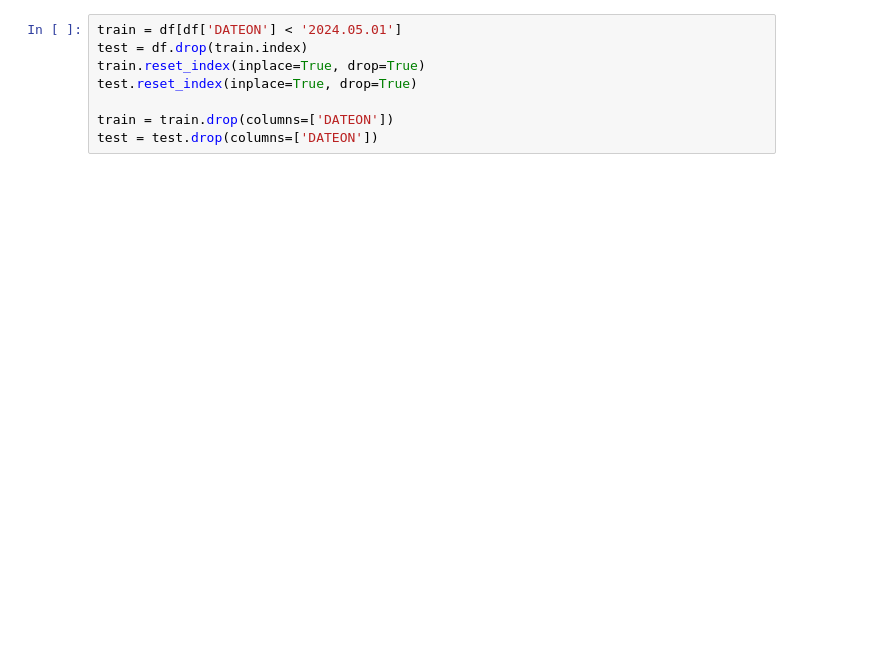
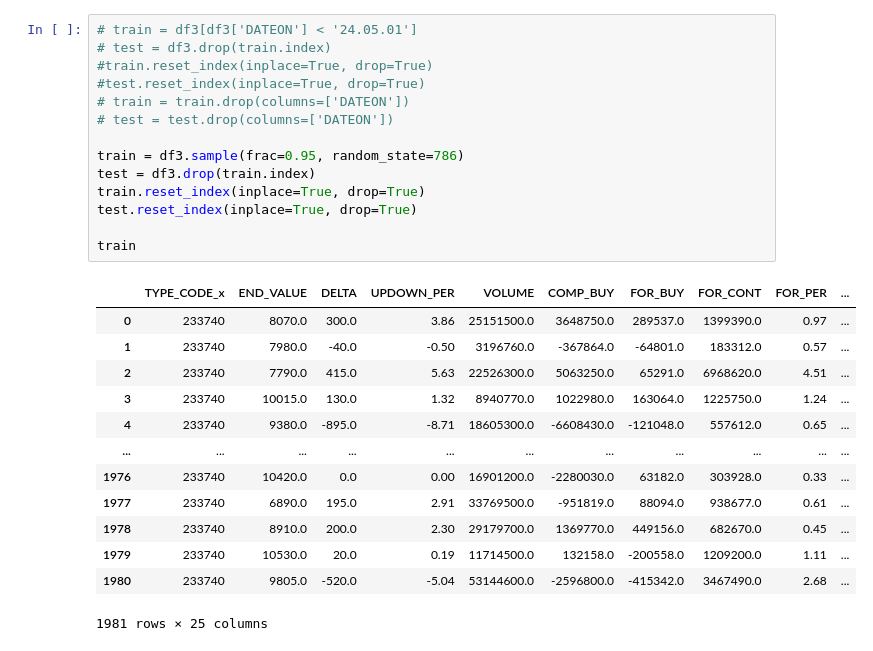
Before and after one commit to gonni/myFirstPyCrawl, a Jupyter notebook: ml/StockPredict.ipynb, the cells around one changed output. Cells and saved outputs as stored; diff of their text form; blank space fills up the shorter version.

```diff
--- a/ml/StockPredict.ipynb
+++ b/ml/StockPredict.ipynb
@@ -71,11 +67,31 @@ df.dropna()
 # %%
-train = df[df['DATEON'] < '2024.05.01']
-test = df.drop(train.index)
+# train = df3[df3['DATEON'] < '24.05.01']
+# test = df3.drop(train.index)
+#train.reset_index(inplace=True, drop=True)
+#test.reset_index(inplace=True, drop=True)
+# train = train.drop(columns=['DATEON'])
+# test = test.drop(columns=['DATEON'])
+
+train = df3.sample(frac=0.95, random_state=786)
+test = df3.drop(train.index)
 train.reset_index(inplace=True, drop=True)
 test.reset_index(inplace=True, drop=True)
 
-train = train.drop(columns=['DATEON'])
-test = test.drop(columns=['DATEON'])
+train
+# %% [output]
+|  | TYPE_CODE_x | END_VALUE | DELTA | UPDOWN_PER | VOLUME | COMP_BUY | FOR_BUY | FOR_CONT | FOR_PER | ... |
+| 0 | 233740 | 8070.0 | 300.0 | 3.86 | 25151500.0 | 3648750.0 | 289537.0 | 1399390.0 | 0.97 | ... |
+| 1 | 233740 | 7980.0 | -40.0 | -0.50 | 3196760.0 | -367864.0 | -64801.0 | 183312.0 | 0.57 | ... |
+| 2 | 233740 | 7790.0 | 415.0 | 5.63 | 22526300.0 | 5063250.0 | 65291.0 | 6968620.0 | 4.51 | ... |
+| 3 | 233740 | 10015.0 | 130.0 | 1.32 | 8940770.0 | 1022980.0 | 163064.0 | 1225750.0 | 1.24 | ... |
+| 4 | 233740 | 9380.0 | -895.0 | -8.71 | 18605300.0 | -6608430.0 | -121048.0 | 557612.0 | 0.65 | ... |
+| ... | ... | ... | ... | ... | ... | ... | ... | ... | ... | ... |
+| 1976 | 233740 | 10420.0 | 0.0 | 0.00 | 16901200.0 | -2280030.0 | 63182.0 | 303928.0 | 0.33 | ... |
+| 1977 | 233740 | 6890.0 | 195.0 | 2.91 | 33769500.0 | -951819.0 | 88094.0 | 938677.0 | 0.61 | ... |
+| 1978 | 233740 | 8910.0 | 200.0 | 2.30 | 29179700.0 | 1369770.0 | 449156.0 | 682670.0 | 0.45 | ... |
+| 1979 | 233740 | 10530.0 | 20.0 | 0.19 | 11714500.0 | 132158.0 | -200558.0 | 1209200.0 | 1.11 | ... |
+| 1980 | 233740 | 9805.0 | -520.0 | -5.04 | 53144600.0 | -2596800.0 | -415342.0 | 3467490.0 | 2.68 | ... |
+1981 rows × 25 columns
 # %%
 from pycaret.regression import *
 
```
Also changed, not shown: parts of 5 cells of this notebook, 3 other files.
